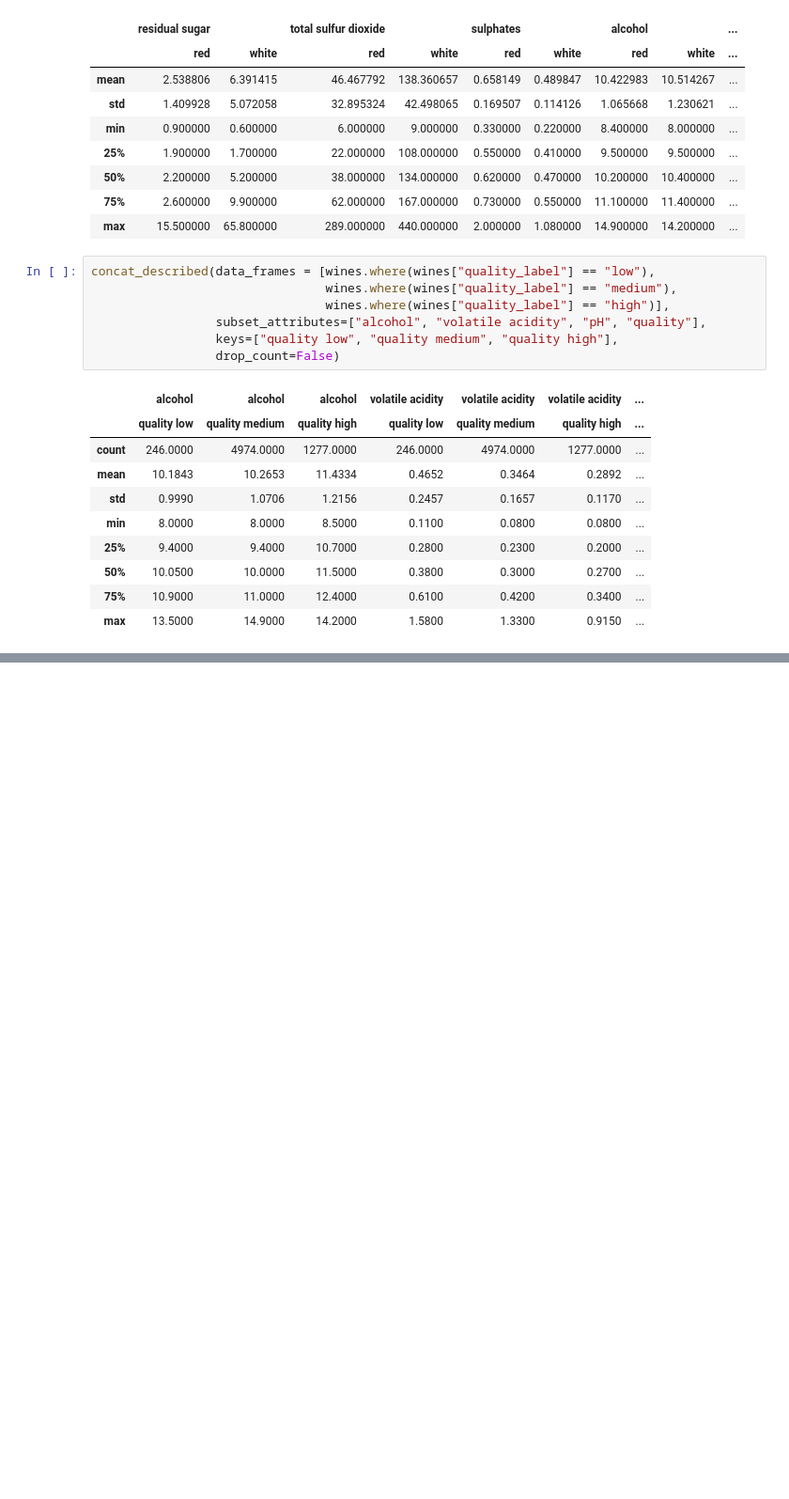
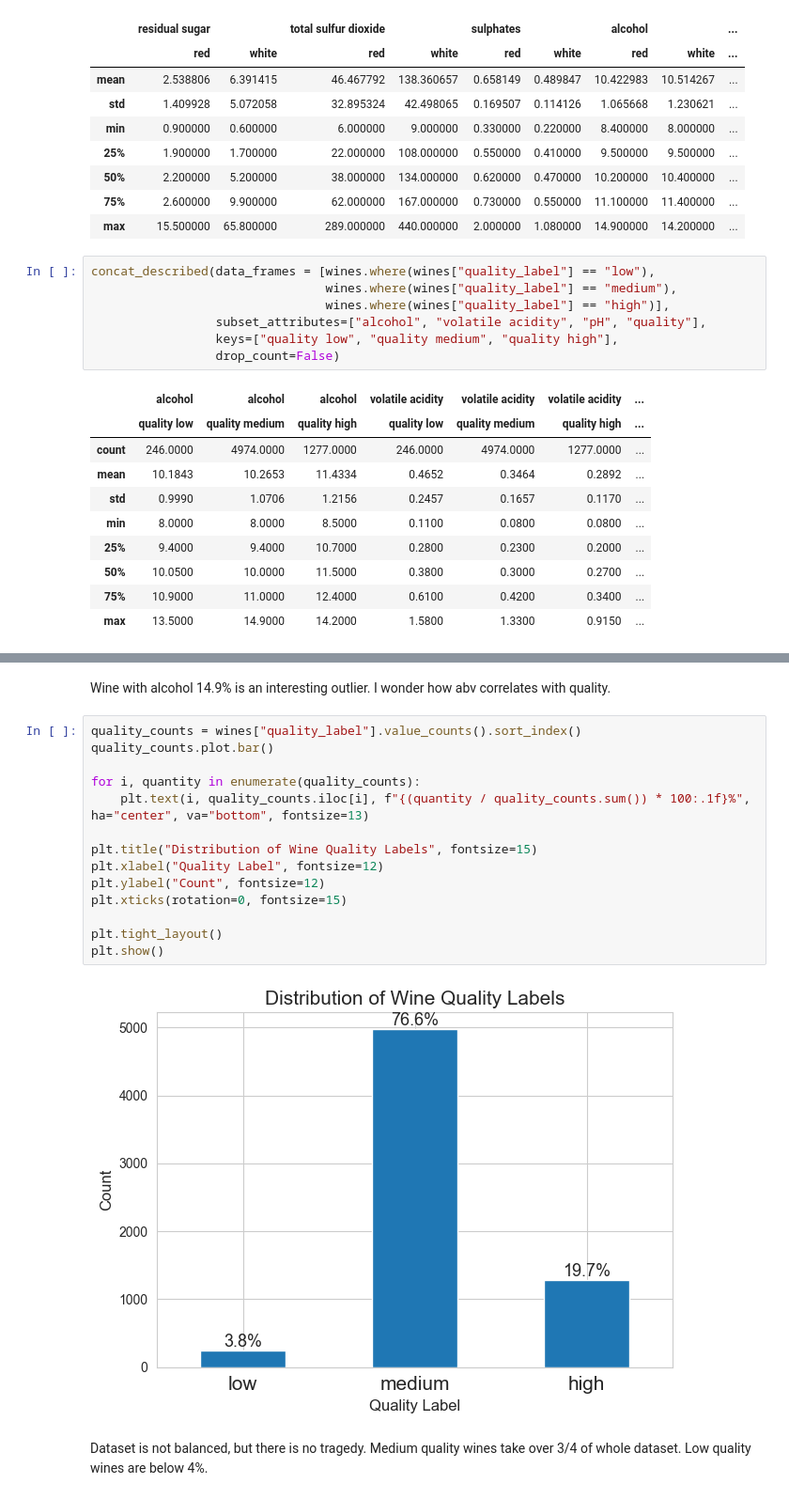
Before and after one commit to Spontaniczny/Data-Visualization, a Jupyter notebook: lab1/lab1.ipynb, the cells around one changed output, grey strips where cells are left out. Shown at 94% size. Saved outputs shown, nothing was run; the diff lists cells and outputs as text; blank space fills up the shorter version.

```diff
--- a/lab1/lab1.ipynb
+++ b/lab1/lab1.ipynb
@@ -89,0 +169,20 @@ concat_described(data_frames = [wines.where(wines["quality_label"] == "low"),
+# %% [markdown]
+Wine with alcohol 14.9% is an interesting outlier. I wonder how abv correlates with quality.
+# %%
+quality_counts = wines["quality_label"].value_counts().sort_index()
+quality_counts.plot.bar()
+
+for i, quantity in enumerate(quality_counts):
+    plt.text(i, quality_counts.iloc[i], f"{(quantity / quality_counts.sum()) * 100:.1f}%", ha="center", va="bottom", fontsize=13)
+
+plt.title("Distribution of Wine Quality Labels", fontsize=15)
+plt.xlabel("Quality Label", fontsize=12)
+plt.ylabel("Count", fontsize=12)
+plt.xticks(rotation=0, fontsize=15)
+
+plt.tight_layout()
+plt.show()
+# %% [output]
+[figure, added]
+# %% [markdown]
+Dataset is not balanced, but there is no tragedy. Medium quality wines take over 3/4 of whole dataset. Low quality wines are below 4%.
```
Also changed, not shown: parts of 7 cells of this notebook.
